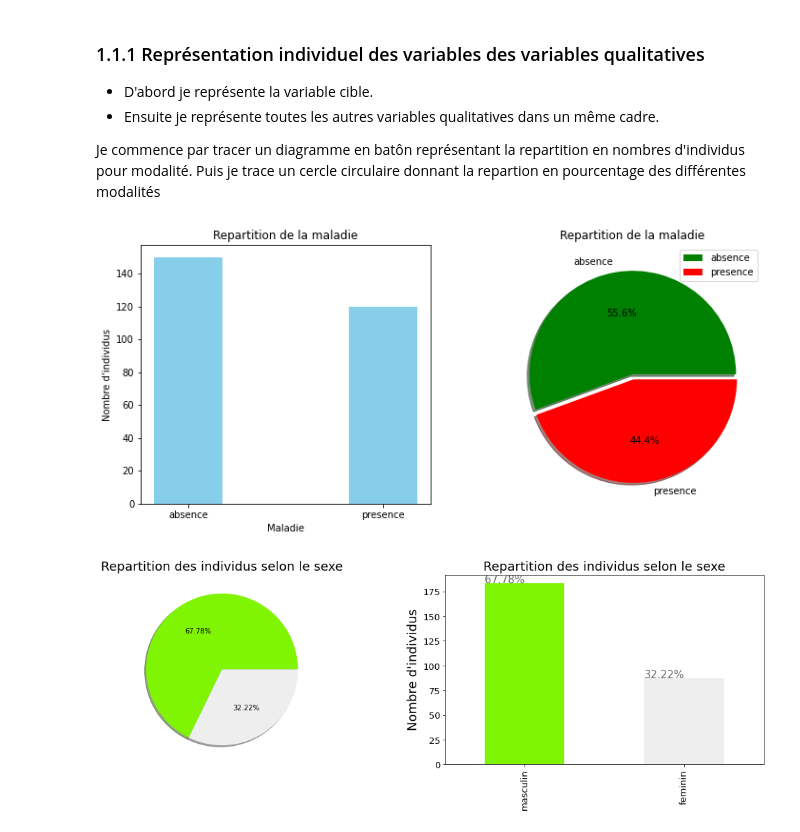
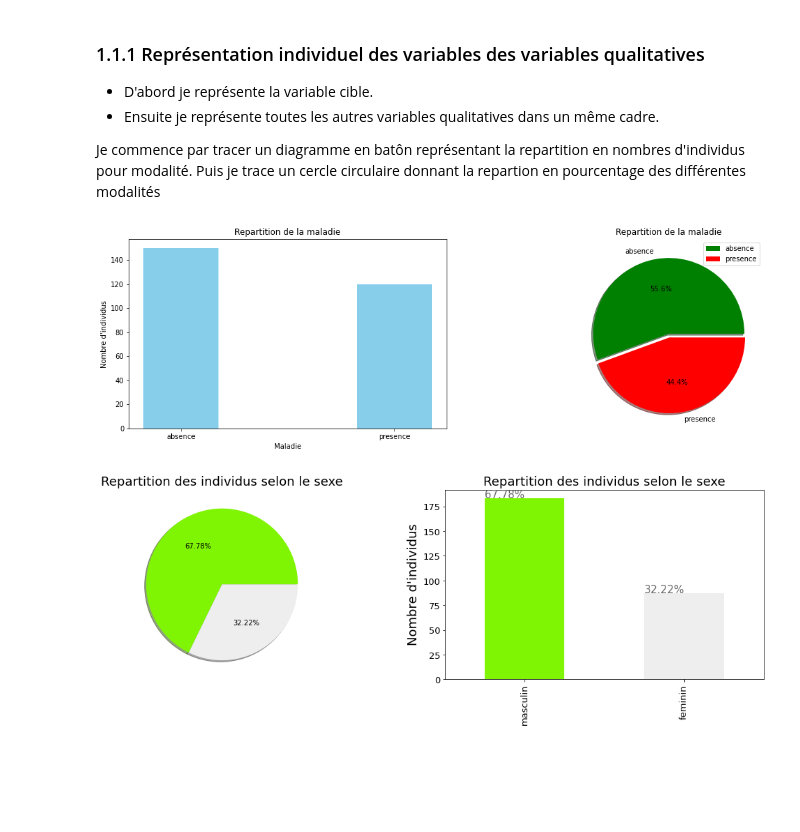
Before and after one commit to kocedric/analyse, a Jupyter notebook: exo1.ipynb, the cells around one changed output. Saved outputs shown, nothing was run; the diff lists cells and outputs as text; code cells hidden in the pictures; blank space fills up the shorter version.

```diff
--- a/exo1.ipynb
+++ b/exo1.ipynb
@@ -62,29 +62,29 @@ Index(['age', 'sexe', 'pression', 'cholester', 'sucre', 'electro', 'taux_max',
 Je commence par tracer un diagramme en batôn représentant la repartition en nombres d'individus pour modalité.
 Puis je trace un cercle circulaire donnant la repartion en pourcentage des différentes modalités
 # %%
-plt.figure(figsize=(12, 5))
+plt.figure(figsize=(18, 5))
 plt.subplot(1, 2, 1)
 name = ['absence', 'presence']
 width = 0.35
 
 plt.bar(name, df['coeur'].value_counts(), width,
                 color='SkyBlue', label='Resa instant')
 plt.ylabel("Nombre d'individus")
 plt.xlabel("Maladie")
 plt.title("Repartition de la maladie")
 
 plt.subplot(1, 2, 2)
 plt.pie(df['coeur'].value_counts(),
            labels=['absence', 'presence'],
            colors = ['green', 'red'],
            explode = [0, 0.05],
            autopct = '%1.1f%%',
            shadow = True)
 plt.title("Repartition de la maladie")
 plt.legend()
 plt.show()
 # %% [output]
-[figure, old version]
+[figure, new version]
 # %%
 def graphBar(variable, couleur, titre):
     ax = df[variable].value_counts().plot(kind='bar', figsize=(18,5),
```
Also changed, not shown: parts of 7 cells of this notebook.
